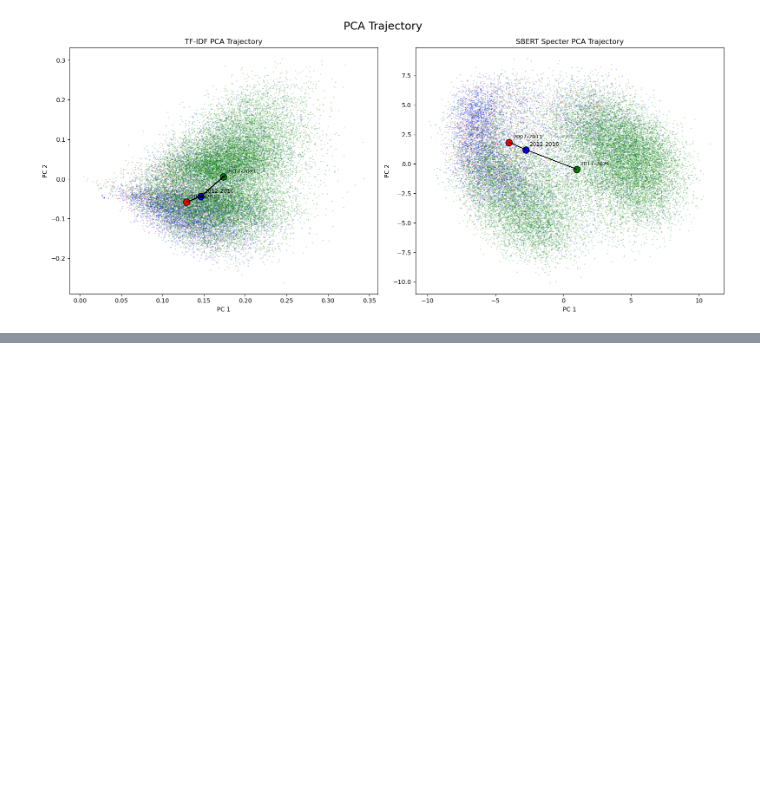
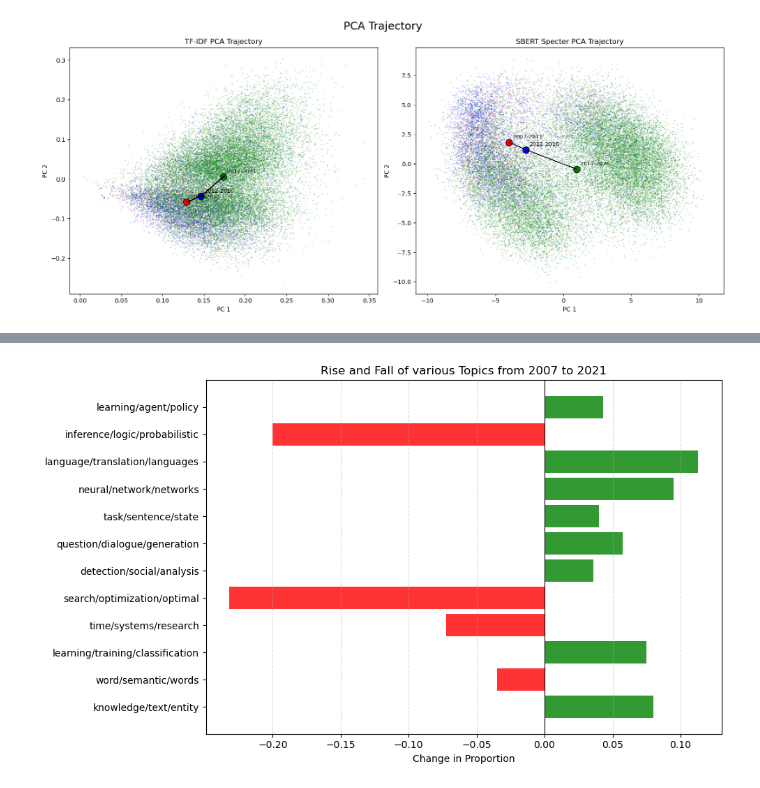
Before and after one commit to rohan-crypto/Text_Analytics_Team33_Task3, a Jupyter notebook: INTEGRATION_CODE/Final Integration code.ipynb, the cells around one changed output, grey strips where cells are left out. Saved outputs shown, nothing was run; the diff lists cells and outputs as text; code cells hidden in the pictures; blank space fills up the shorter version.

```diff
--- a/INTEGRATION_CODE/Final Integration code.ipynb
+++ b/INTEGRATION_CODE/Final Integration code.ipynb
@@ -268,0 +324,21 @@ plt.show()
+# %%
+if YEARS_RANGE[0] in period_topics_lda.index and YEARS_RANGE[-1] in period_topics_lda.index :
+    topic_change = period_topics_lda.loc[YEARS_RANGE[-1]]-period_topics_lda.loc[YEARS_RANGE[0]]
+    topic_change.index = topic_labels.values()
+    fig,ax = plt.subplots(figsize=(10,6))
+    clrs = []
+    for diff in topic_change.values:
+        if diff<0:
+            clrs.append('red')
+        else:
+            clrs.append('green')
+    ax.barh(topic_change.index,topic_change.values,color=clrs,alpha=0.8)
+    ax.axvline(0,color='black',linewidth=0.8)
+    ax.set_xlabel('Change in Proportion')
+    ax.set_title('Rise and Fall of various Topics from 2007 to 2021')
+    ax.grid(axis='x',linestyle='--',alpha=0.5)
+    plt.tight_layout()
+    plt.savefig('final_figures/axis1_lda_topic_change.png',dpi=150)
+    plt.show()
+# %% [output]
+[figure, added]
```
Also changed, not shown: parts of 5 cells of this notebook, 5 other files.
